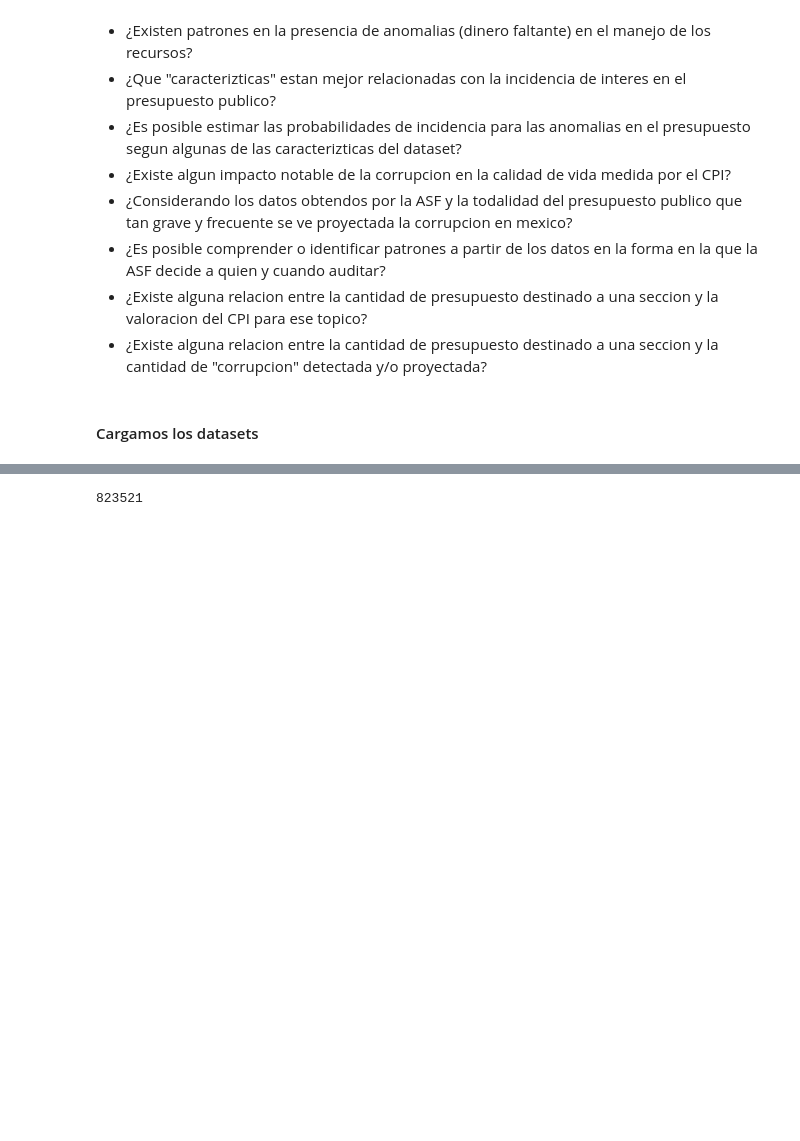
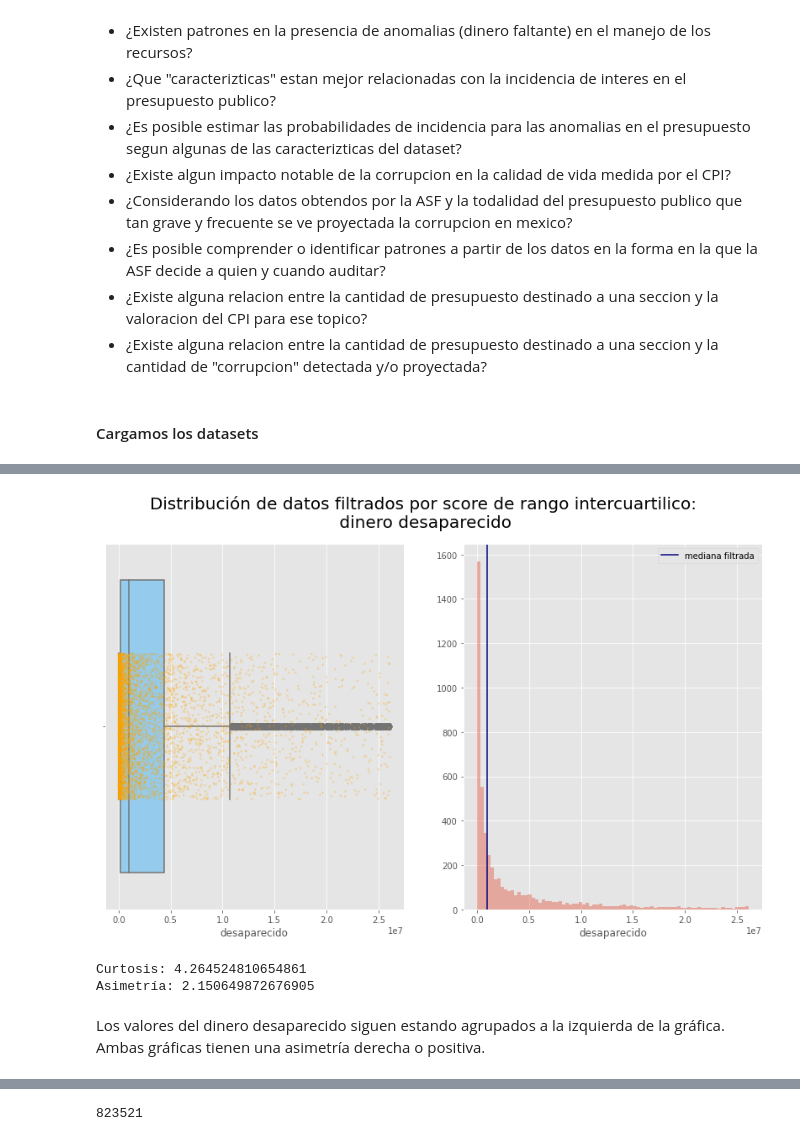
Before and after one commit to AngelicaDC/BEDUpython, a Jupyter notebook: Corrupt_Analysis.ipynb, the cells around one changed output, grey strips where cells are left out. Saved outputs shown, nothing was run; the diff lists cells and outputs as text; code cells hidden in the pictures; blank space fills up the shorter version.

```diff
--- a/Corrupt_Analysis.ipynb
+++ b/Corrupt_Analysis.ipynb
@@ -150,0 +159,22 @@ sns.boxplot(ds_asf2_filtrado['desaparecido'],color='purple')
+# %%
+with plt.style.context('ggplot'):
+  fig,axes=plt.subplots(1,2, figsize=(14,8));
+  sns.boxplot(ds_asf2_filtrado['desaparecido'],ax=axes[0],color='lightskyblue', );
+  sns.stripplot(ds_asf2_filtrado['desaparecido'], color="orange", ax=axes[0],jitter=0.2, size=2.5, alpha=0.3);
+  plt.grid(True);
+  sns.distplot(ds_asf2_filtrado['desaparecido'], rug=False, ax=axes[1], kde=False, norm_hist=False, bins=80);
+  #kdeplot(ds_asf2_filtrado['desaparecido'])
+  plt.axvline(ds_asf2_filtrado['desaparecido'].median(), color='navy', label='mediana filtrada')
+  plt.legend()
+  fig.suptitle('Distribución de datos filtrados por score de rango intercuartilico:\n dinero desaparecido', fontsize=20)
+  plt.show();
+# %% [output]
+[figure, added]
+# %%
+print('Curtosis:', ds_asf2_filtrado['desaparecido'].kurt())
+print('Asimetría:', ds_asf2_filtrado['desaparecido'].skew())
+# %% [output]
+Curtosis: 4.264524810654861
+Asimetría: 2.150649872676905
+# %% [markdown]
+Los valores del dinero desaparecido siguen estando agrupados a la izquierda de la gráfica. Ambas gráficas tienen una asimetría derecha o positiva.
```
Also changed, not shown: parts of 40 cells of this notebook.
